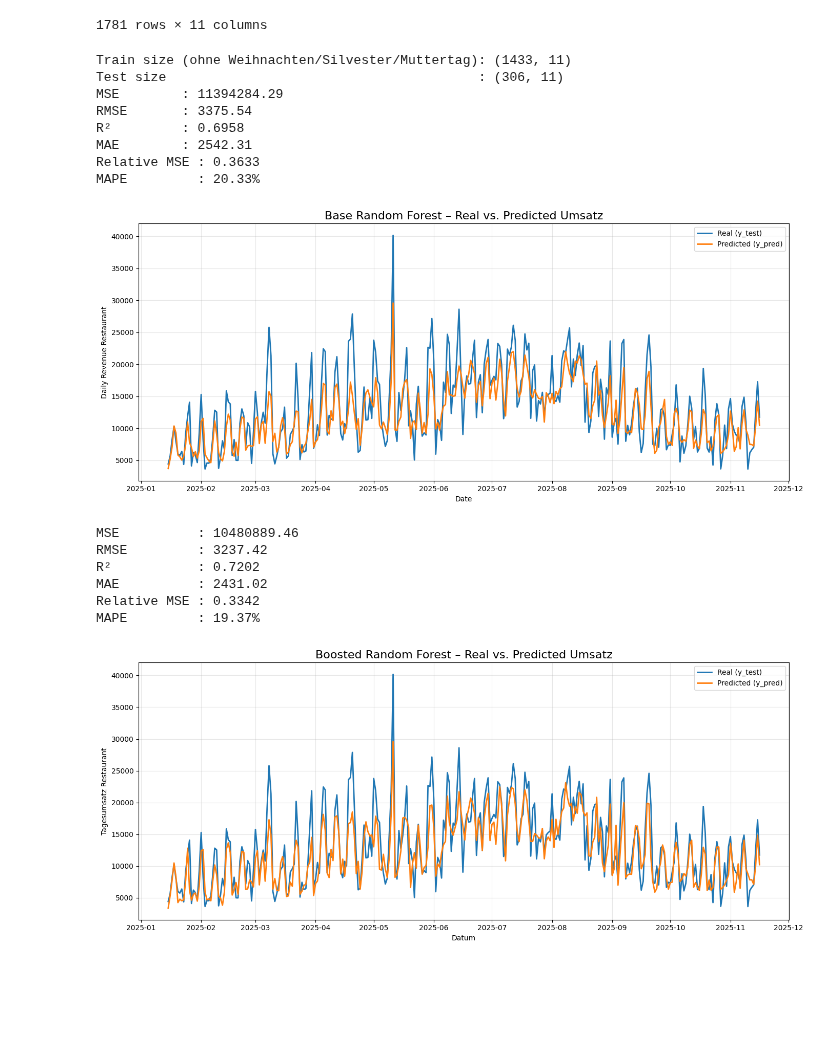
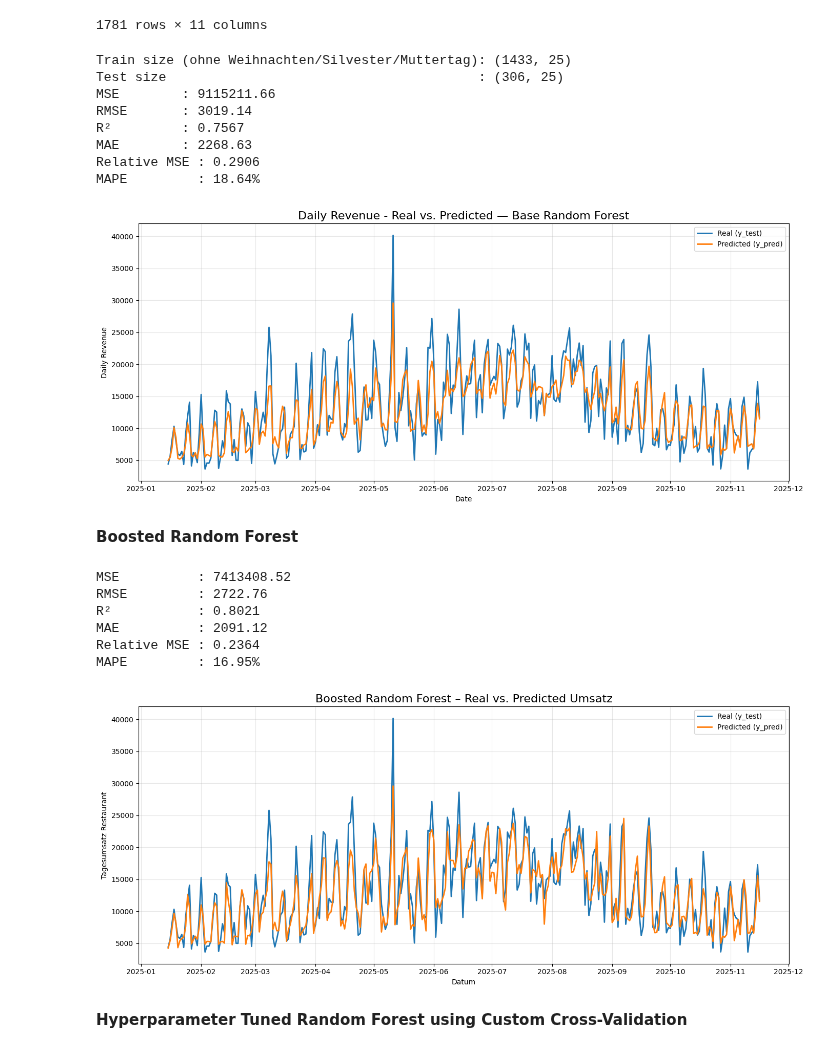
Before and after one commit to Luggias/DSF_Group_Project, a Jupyter notebook: random_forest.ipynb, the cells around one changed output. Cells and saved outputs as stored; diff of their text form; code cells hidden in the pictures; blank space fills up the shorter version.

```diff
--- a/random_forest.ipynb
+++ b/random_forest.ipynb
@@ -41,8 +43,27 @@ target = "Tagesumsatz Restaurant"
 # Create Lag-Features
 df["lag1"] = df[target].shift(1)
 df["lag2"] = df[target].shift(2)
+df["lag3"] = df[target].shift(3)
 df["lag7"] = df[target].shift(7)
+df["lag14"] = df[target].shift(14)
+df["lag21"] = df[target].shift(21)
+df["lag28"] = df[target].shift(28)
 df["lag30"] = df[target].shift(30)
+
+# More date-related features
+df["month"] = df["Datum"].dt.month
+df["dayofyear"] = df["Datum"].dt.dayofyear
+df["quarter"] = df["Datum"].dt.quarter
+df["weekofyear"] = df["Datum"].dt.isocalendar().week.astype(int)
+df["weekday"] = df["Datum"].dt.weekday
+
+# Create Rolling Window features
+df["roll_mean_7"] = df[target].shift(1).rolling(7).mean()
+df["roll_mean_14"] = df[target].shift(1).rolling(14).mean()
+df["roll_mean_28"] = df[target].shift(1).rolling(28).mean()
+
+df["roll_std_7"] = df[target].shift(1).rolling(7).std()
+df["roll_std_14"] = df[target].shift(1).rolling(14).std()
 
 df = df.dropna().reset_index(drop=True)
 
@@ -92,7 +113,6 @@ rf.fit(X_train, y_train)
 y_pred_train_rf = rf.predict(X_train)
 y_pred_test_rf = rf.predict(X_test)
 
-
 # Adjust for special days
 y_pred_adjusted = y_pred_test_rf.copy()
 test_dates = df.loc[test_mask, "Datum"].values
@@ -100,7 +120,6 @@ for i, d in enumerate(test_dates):
     d = pd.Timestamp(d)
     year = d.year
 
-    # Weihnachten (24.12.)
     if is_christmas(d):
         avg_xmas = holiday_average_last_3_years(
             df_full=df,
@@ -111,7 +130,6 @@ for i, d in enumerate(test_dates):
         if avg_xmas is not None:
             y_pred_adjusted[i] = avg_xmas
 
-    # Silvester (31.12.)
     if is_silvester(d):
         avg_silvester = holiday_average_last_3_years(
             df_full=df,
@@ -122,7 +140,6 @@ for i, d in enumerate(test_dates):
         if avg_silvester is not None:
             y_pred_adjusted[i] = avg_silvester
 
-    # Muttertag
     if is_mothers_day(d):
         avg_mothers = holiday_average_last_3_years(
             df_full=df,
@@ -135,7 +152,7 @@ for i, d in enumerate(test_dates):
 
 
 
-# Compute MSE, RMSE, R², MAE on test-set
+# Compute base metrics
 mse = mean_squared_error(y_test, y_pred_adjusted)
 rmse = mse ** 0.5
 r2 = r2_score(y_test, y_pred_adjusted)
@@ -148,49 +165,52 @@ mse_naive = mean_squared_error(y_test, y_naive)
 relative_MSE = mse_model / mse_naive
 
 # Compute MAPE
 def mape(y_true, y_pred):
     y_true = np.array(y_true)
     y_pred = np.array(y_pred)
     mask = y_true != 0
     y_true = y_true[mask]
     y_pred = y_pred[mask]
     return np.mean(np.abs((y_true - y_pred) / y_true)) * 100
 mape_value = mape(y_test, y_pred_adjusted)
 
 print(f"MSE        : {mse:.2f}")
 print(f"RMSE       : {rmse:.2f}")
 print(f"R²         : {r2:.4f}")
 print(f"MAE        : {mae:.2f}")
 print(f"Relative MSE : {relative_MSE:.4f}")
 print(f"MAPE         : {mape_value:.2f}%")
 
 # Plot the results
 plt.figure(figsize=(14,6))
 plt.plot(df.loc[test_mask, "Datum"], y_test, label="Real (y_test)", linewidth=2)
 plt.plot(df.loc[test_mask, "Datum"], y_pred_adjusted, label="Predicted (y_pred)", linewidth=2)
 
-plt.title("Base Random Forest – Real vs. Predicted Umsatz", fontsize=16)
+plt.title("Daily Revenue - Real vs. Predicted — Base Random Forest", fontsize=16)
 plt.xlabel("Date")
-plt.ylabel("Daily Revenue Restaurant")
+plt.ylabel("Daily Revenue")
 plt.legend()
 plt.grid(True, alpha=0.3)
 plt.tight_layout()
 plt.show()
 # %% [output]
-Train size (ohne Weihnachten/Silvester/Muttertag): (1433, 11)
-Test size                                        : (306, 11)
-MSE        : 11394284.29
-RMSE       : 3375.54
-R²         : 0.6958
-MAE        : 2542.31
-Relative MSE : 0.3633
-MAPE         : 20.33%
+Train size (ohne Weihnachten/Silvester/Muttertag): (1433, 25)
+Test size                                        : (306, 25)
+MSE        : 9115211.66
+RMSE       : 3019.14
+R²         : 0.7567
+MAE        : 2268.63
+Relative MSE : 0.2906
+MAPE         : 18.64%
-[figure, old version]
+[figure, new version]
+# %% [markdown]
+**Boosted Random Forest**
 # %%
 # Boosted Random Forest
 
 from sklearn.ensemble import HistGradientBoostingRegressor
 
+# Initialize boosted model
 gb = HistGradientBoostingRegressor(
     learning_rate=0.05,       # how much each tree contributes to the final prediction (smaller = slower, safer learning)
     max_leaf_nodes=30,        # maximum number of leaves per tree, controls tree complexity
@@ -207,7 +227,6 @@ gb.fit(X_train, y_train)
 # Compute the predictions on the training and test sets for logs data
 y_pred_train_gb = gb.predict(X_train)
 y_pred_test_gb = gb.predict(X_test)
-
 
 # Adjust for special days
 y_pred_adjusted = y_pred_test_gb.copy()
@@ -247,7 +266,7 @@ for i, d in enumerate(test_dates):
             y_pred_adjusted[i] = avg_mothers
 
 
-# Compute MSE, RMSE, R², MAE on test-set
+# Compute base metrics on test-set
 mse = mean_squared_error(y_test, y_pred_adjusted)
 rmse = mse ** 0.5
 r2 = r2_score(y_test, y_pred_adjusted)
@@ -291,13 +310,13 @@ plt.grid(True, alpha=0.3)
 plt.tight_layout()
 plt.show()
 # %% [output]
-MSE          : 10480889.46
-RMSE         : 3237.42
-R²           : 0.7202
-MAE          : 2431.02
-Relative MSE : 0.3342
-MAPE         : 19.37%
+MSE          : 7413408.52
+RMSE         : 2722.76
+R²           : 0.8021
+MAE          : 2091.12
+Relative MSE : 0.2364
+MAPE         : 16.95%
-[figure, old version]
+[figure, new version]
 # %%
 # Helper Class for specially designed CrossValidator suited for 7-day forecast
 
@@ -333,5 +352,7 @@ class SevenDayForecastCV(BaseCrossValidator):
             train_idx = np.arange(train_end)
             test_idx = np.arange(train_end, train_end + horizon)
             yield train_idx, test_idx
+# %% [markdown]
+**Hyperparameter Tuned Random Forest using Custom Cross-Validation**
 # %%
 # Hyperparameter Tuned Random Forest
```
Also changed, not shown: parts of 4 cells of this notebook, 1 other file.
